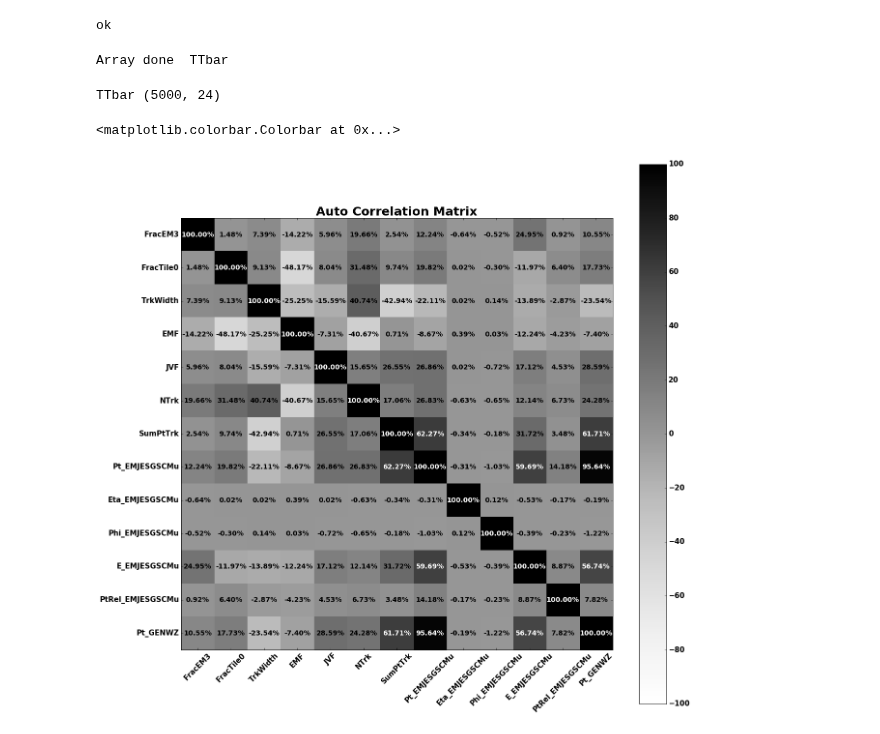
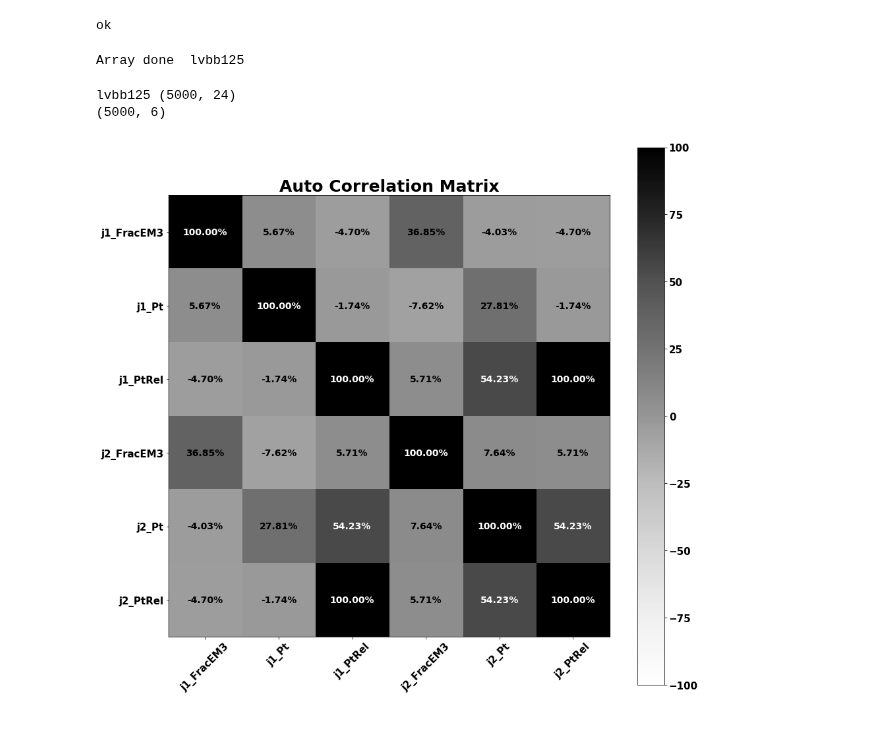
Before and after one commit to micaelverissimo/PtRelAnalysis, a Jupyter notebook: StatisticalAnalysis.ipynb, the cells around one changed output. Drawn from its saved outputs; the diff is of its cells as text; code cells hidden in the pictures.

Commit message:
New Classification Results

```diff
--- a/StatisticalAnalysis.ipynb
+++ b/StatisticalAnalysis.ipynb
@@ -13,8 +13,8 @@ from sklearn.externals import joblib
 #Use ROOT in order to create a numpy array with selected variables
 
 #processes = "lvbb125,TTbar,Wbb,Wbl,Wll,Wcl,Wcc,WW,WZ,ZZ"
-processes = "TTbar"
-output = "/home/isabella/Workspace/python/PtRelAnalysis/PtRelAnalysis/Results/DataFiles"
+processes = "lvbb125"
+output = "/home/isabella/Workspace/python/PtRelAnalysis/PtRelAnalysis/Results"
 
 data_path = "/home/isabella/Workspace/Adrian2015/Public/WH/output/local/readPaul_1_0_J1Pt45+2BTag+TruthGENWZ+Clean_1_perevent+perjet"
 
@@ -92,10 +92,12 @@ for process in processes.split(","):
         else:
             data = np.append(data,dataBuffer, axis=0)
     np.save(output+"/"+process+"Matrix",data)
+
+
     print "Array done ", process
     #joblib.dump(data,output+"/"+process+"Array")
 # %% [output]
-Array done  TTbar
+Array done  lvbb125
 # %%
 # Confirm our array shape
 
@@ -103,8 +105,12 @@ for process in processes.split(","):
     data_matrix = np.load(output+"/"+process+"Matrix.npy")
 
     print process, data_matrix.shape
+
+signal = np.load(output+"/"+"lvbb125Matrix.npy")[0:5000,[0,7,11,12,19,23]]
+print signal.shape
 # %% [output]
-TTbar (5000, 24)
+lvbb125 (5000, 24)
+(5000, 6)
 # %%
 # plot the variables auto correlaction matrix
 
@@ -118,9 +124,9 @@ plt.rc('legend', **{'fontsize':15})
 
 plt.rc('font', weight='bold', size=14)
 
-AutCor = 100.0*np.corrcoef(data, rowvar=0)
+AutCor = 100.0*np.corrcoef(signal, rowvar=0)
 
-fig = plt.figure(figsize=(20,20))
+fig = plt.figure(figsize=(15,15))
 ax = fig.add_subplot(111)
 ax.set_aspect(1)
 
@@ -130,33 +136,34 @@ AutoCor_Matrix = ax.imshow(AutCor,interpolation='nearest',cmap=plt.cm.Greys,clim
 # Format
 #fig = plt.gcf()
 #fig.set_size_inches(20, 20)
 
 width, height = AutCor.shape
 
 for x in xrange(width):
     for y in xrange(height):
         if AutCor[x][y] < 50.:
             ax.annotate("%1.2f%%"%(AutCor[x][y]), xy=(y, x), horizontalalignment="center",verticalalignment="center")
         else:
             ax.annotate("%1.2f%%"%(AutCor[x][y]), xy=(y, x), horizontalalignment="center",verticalalignment="center",color="white")
 
 # turn off the frame
 #ax.set_frame_on(False)
 
 # put the major ticks at the middle of each cell
 ax.set_yticks(np.arange(AutCor.shape[1]))
 ax.set_xticks(np.arange(AutCor.shape[0]))
 
-labels = ['FracEM3', 'FracTile0', 'TrkWidth', 'EMF', 'JVF', 'NTrk', 'SumPtTrk', 'Pt_EMJESGSCMu', 'Eta_EMJESGSCMu', 'Phi_EMJESGSCMu', 'E_EMJESGSCMu', 'PtRel_EMJESGSCMu', 'Pt_GENWZ']
+labels = ['j1_FracEM3','j1_Pt','j1_PtRel','j2_FracEM3','j2_Pt','j2_PtRel']
 
 ax.set_xticklabels(labels)
 ax.set_yticklabels(labels)
 
 plt.xticks(rotation=45)
 
 ax.set_title('Auto Correlation Matrix', fontweight='bold', fontsize=25)
 
 fig.colorbar(AutoCor_Matrix)
+
+fig.savefig(output+"/"+"auto_correlation_matrix_6variables_signal.pdf")
 # %% [output]
-<matplotlib.colorbar.Colorbar at 0x...>
-[figure, old version]
+[figure, new version]
```
Also changed, not shown: 1 other file.
